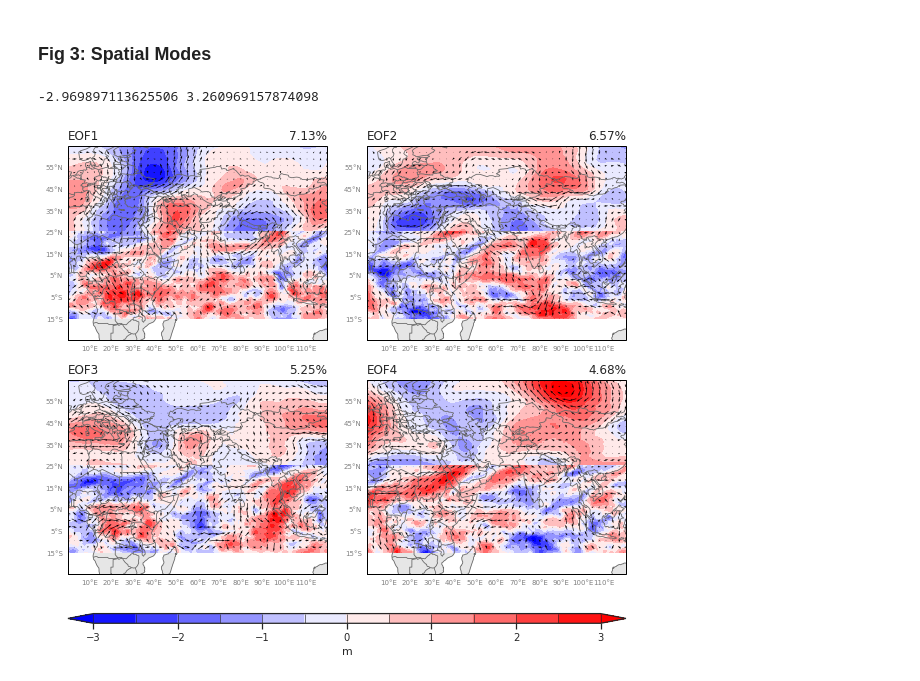
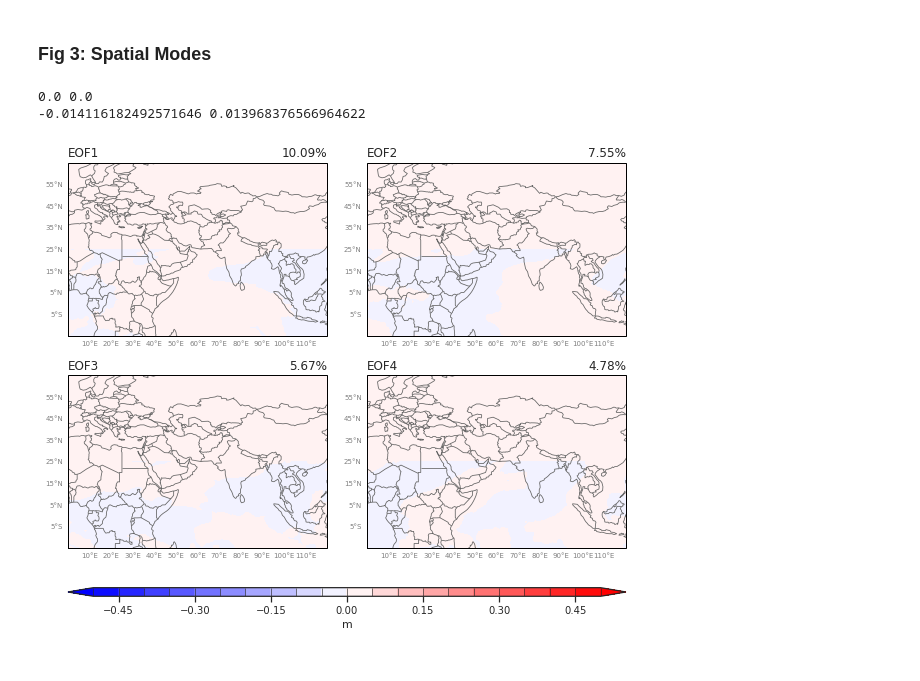
Before and after one commit to dlnash/AR_types, a Jupyter notebook: analysis/eof_multi_variate.ipynb, the cells around one changed output. Saved outputs shown, nothing was run; the diff lists cells and outputs as text; code cells hidden in the pictures.

```diff
--- a/analysis/eof_multi_variate.ipynb
+++ b/analysis/eof_multi_variate.ipynb
@@ -79,7 +79,8 @@ df.head()
 # %%
 ## Set variable names (for saving data/figs)
 var_names = 'HUVQ500'
-eofmode = 's'
+eofmode = 's' # s or t
+dispmat = 'cov' # dispersion matrix type correlation/covariance
 
 ## Select lat/lon grid
 # # HASIA Domain
@@ -95,7 +96,7 @@ latmin = -15
 latmax = 65
 
 # for figure names for testing different configurations
-fname_id = var_names + eofmode + str(lonmin) + str(lonmax) + str(latmin) + str(latmax)
+fname_id = var_names + eofmode + str(lonmin) + str(lonmax) + str(latmin) + str(latmax) + dispmat
 
 ### MERRA2 DATA ###
 def preprocess(ds):
@@ -257,13 +264,3 @@ for i, in_array in enumerate(var_list):
 (213, 81, 193)
 (213, 81, 193)
 (213, 81, 193)
-# %%
-%%time
-# Center the variables by removing long-term mean
-var_list = center_data(var_list)
-
-# Weight the data by the square root of the cosine of the lat
-var_list = spatial_weights(var_list)
-
-## Standardize and flatten variable arrays
-Xs = standardize_and_flatten_arrays(var_list, mode=eofmode)
@@ -281,0 +338,8 @@ Wall time: 2.06 s
+# %%
+%%time
+## Standardize and flatten variable arrays
+Xs = standardize_and_flatten_arrays(var_list, mode=eofmode, dispersion_matrix=dispmat)
+
+## if missing data run this!
+## Get standardized data matrix without removing missing data
+Xs_nomiss = standardize_and_flatten_arrays_nomiss(var_list, mode=eofmode, dispersion_matrix=dispmat)
@@ -285,7 +387,7 @@ Wall time: 2.06 s
 %%time
 
 # Compute eigenvalues & eigenvectors
-evals, evecs = calc_eofs(Xs, mode=eofmode)
+R, evals, evecs = calc_eofs(z=Xs, mode=eofmode)
 
 print('Eigenvalues: ', evals.shape)
 print(evals, '\n')
@@ -462,6 +574,7 @@ vdat_t = pcmodes[4][0:neofs,:,:]
 data_t = pcmodes[5][0:neofs,:,:]
 
 print(np.nanmin(data_et), np.nanmax(data_et))
+print(np.nanmin(data_t), np.nanmax(data_t))
 
 # Set up projection
 # mapcrs = ccrs.PlateCarree()
@@ -478,7 +591,8 @@ for k in range(neofs):
     eof_label.append("EOF{:1d}".format(k+1,))
     var_label.append("{:.2f}%".format(pctvar[k]))
 # %% [output]
--2.969897113625506 3.260969157874098
+0.0 0.0
+-0.014116182492571646 0.013968376566964622
 # %%
 # Create figure
 fig = plt.figure(figsize=(10,11))
@@ -509,36 +623,36 @@ for k, ax in enumerate(axgr):
 #     ax = draw_basemap(ax, extent=None, xticks=dx, yticks=dy)
 
     # Add contour fill plot for extratropics
-    clevs = np.arange(-3,3.5,.5)
+    clevs = np.arange(-0.5,0.55,.05)
     cf = ax.contourf(lons_et, lats_et, data_et[k,:,:], transform=datacrs,
                      levels=clevs,
                      cmap="bwr", extend='both')
     # add vectors for extratropics
     ax.quiver(lons_et, lats_et, udat_et[k,:,:], vdat_et[k,:,:], transform=datacrs,
               color='black', pivot='middle', regrid_shape=30)
 
     # Add contour fill plot for q500
     cf = ax.contourf(lons_t, lats_t, data_t[k,:,:], transform=datacrs,
                      levels=clevs,
                      cmap="bwr", extend='both')
     # add vectors for tropics
     ax.quiver(lons_t, lats_t, udat_t[k,:,:], vdat_t[k,:,:], transform=datacrs,
               color='black', pivot='middle', regrid_shape=30)
 
     # subtitles
     ax.set_title(eof_label[k], loc='left', fontsize=12)
     ax.set_title(var_label[k], loc='right', fontsize=12)
 
 # single colorbar
 cb = fig.colorbar(cf, axgr.cbar_axes[0], orientation='horizontal', drawedges=True)
 cb.set_label('m', fontsize=11)
 cb.ax.tick_params(labelsize=10)
 
 # Display figure
 plt.savefig(filepath, dpi=200, bbox_inches='tight')
 plt.show()
 # %% [output]
-[figure, old version]
+[figure, new version]
 # %%
 fig = plt.figure(figsize=(4.0 ,4.0))
 fig.dpi = 300
```
Also changed, not shown: parts of 15 cells of this notebook, 37 other files.
